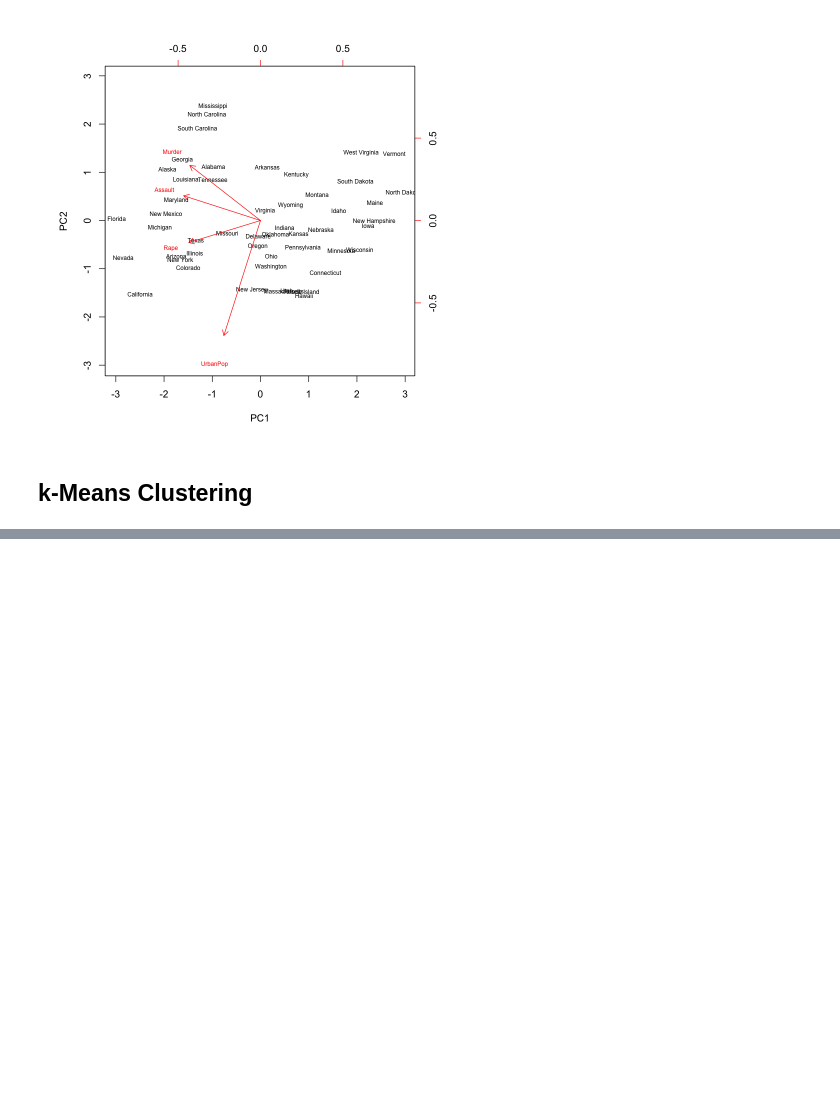
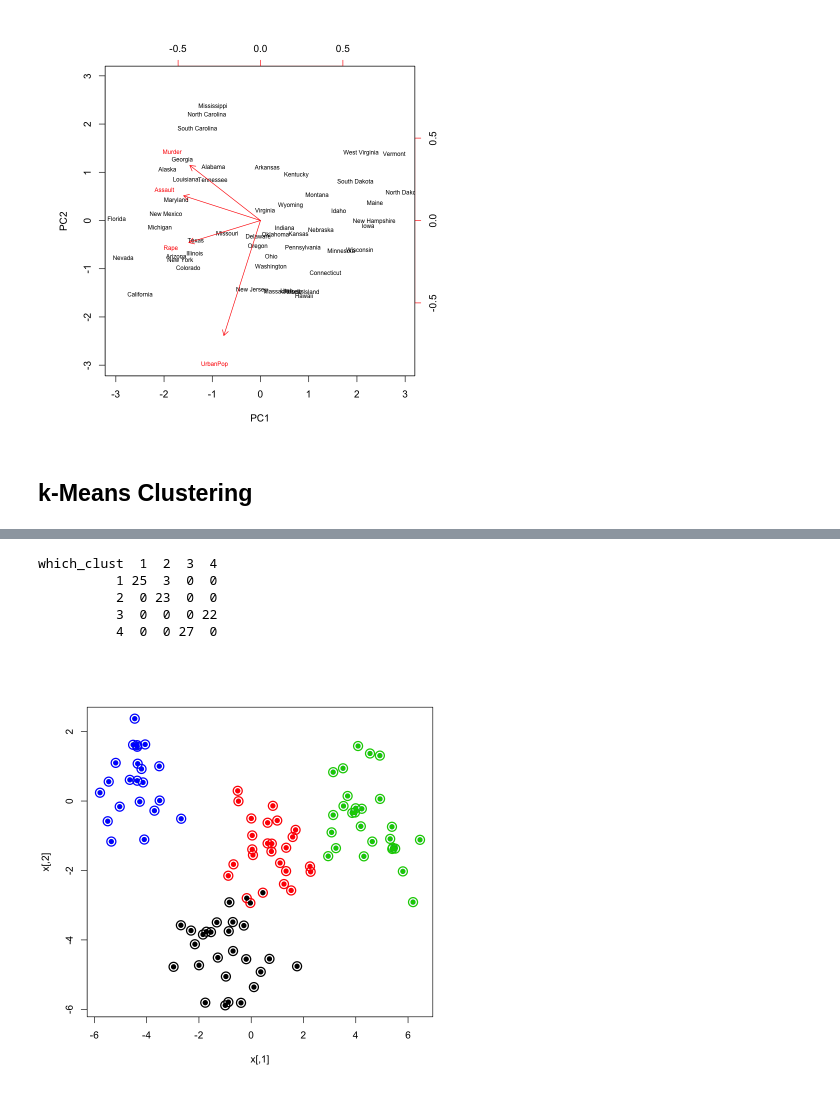
Before and after one commit to felixm3/coursework-workshops-bootcamps-lectures-etc, a Jupyter notebook: ISLR-v2/220606_R_Cap12_Unsupervised_Learning.ipynb, the cells around one changed output, grey strips where cells are left out. Saved outputs shown, nothing was run; the diff lists cells and outputs as text; code cells hidden in the pictures; blank space fills up the shorter version.

```diff
--- a/ISLR-v2/220606_R_Cap12_Unsupervised_Learning.ipynb
+++ b/ISLR-v2/220606_R_Cap12_Unsupervised_Learning.ipynb
@@ -137,0 +149,5 @@ biplot(pca.out, scale = 0, cex = 0.6)
+# %%
+# run kmeans
+
+x_kmeans <- kmeans(x, 4, nstart = 100)
+x_kmeans
@@ -137,0 +172,15 @@ biplot(pca.out, scale = 0, cex = 0.6)
+# %%
+# plot kmeans result and compare to true clusters
+
+plot(x, col = x_kmeans$cluster,
+     cex = 2, pch = 1, lwd = 2)
+points(x, col = which_clust, pch = 19) # color mismatch due to random kmeans cluster numbering!
+table(which_clust, x_kmeans$cluster)
+points(x, col = c(1, 2, 4, 3)[which_clust], pch = 19) # corrects color mismatch; based on table
+# %% [output]
+which_clust  1  2  3  4
+          1 25  3  0  0
+          2  0 23  0  0
+          3  0  0  0 22
+          4  0  0 27  0
+[figure, added]
```
Also changed, not shown: parts of 2 cells of this notebook.
